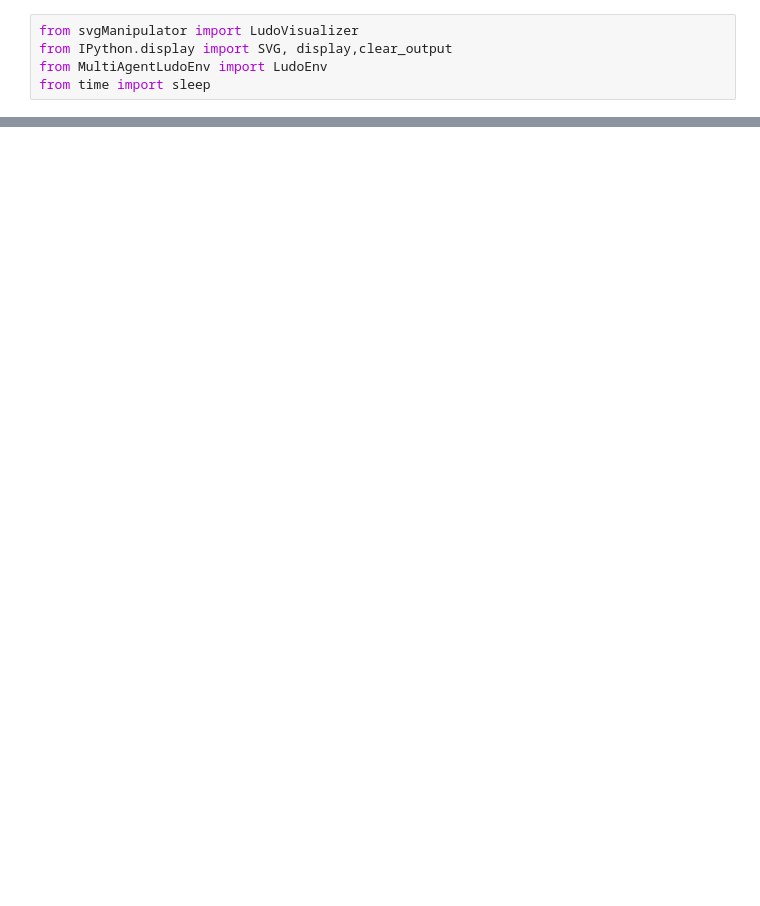
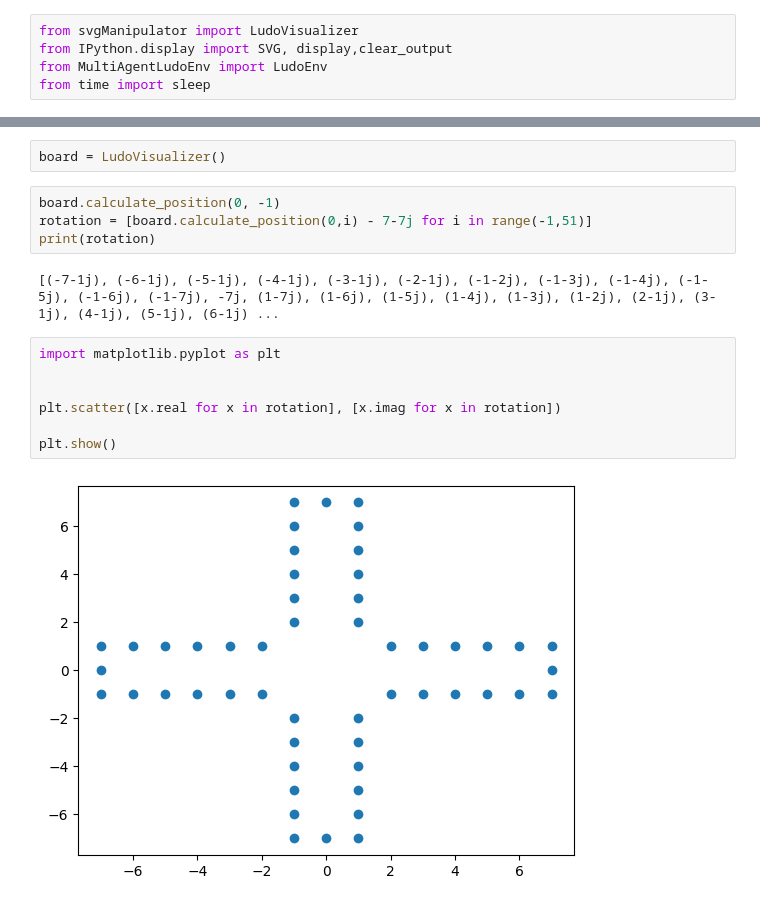
Before and after one commit to BAW2501/MultiAgentLudoEnv, a Jupyter notebook: display.ipynb, the cells around one changed output, grey strips where cells are left out. Drawn from its saved outputs; the diff is of its cells as text; blank space fills up the shorter version.

```diff
--- a/display.ipynb
+++ b/display.ipynb
@@ -25,3 +25,20 @@ env.close()
 #         sleep(0.1)
 # %% [output]
 [drawing not drawn]
+# %%
+board = LudoVisualizer()
+# %%
+board.calculate_position(0, -1)
+rotation = [board.calculate_position(0,i) - 7-7j for i in range(-1,51)]
+print(rotation)
+# %% [output]
+[(-7-1j), (-6-1j), (-5-1j), (-4-1j), (-3-1j), (-2-1j), (-1-2j), (-1-3j), (-1-4j), (-1-5j), (-1-6j), (-1-7j), -7j, (1-7j), (1-6j), (1-5j), (1-4j), (1-3j), (1-2j), (2-1j), (3-1j), (4-1j), (5-1j), (6-1j) ...
+# %%
+import matplotlib.pyplot as plt
+
+
+plt.scatter([x.real for x in rotation], [x.imag for x in rotation])
+
+plt.show()
+# %% [output]
+[figure, added]
```
Also changed, not shown: parts of 3 cells of this notebook.
